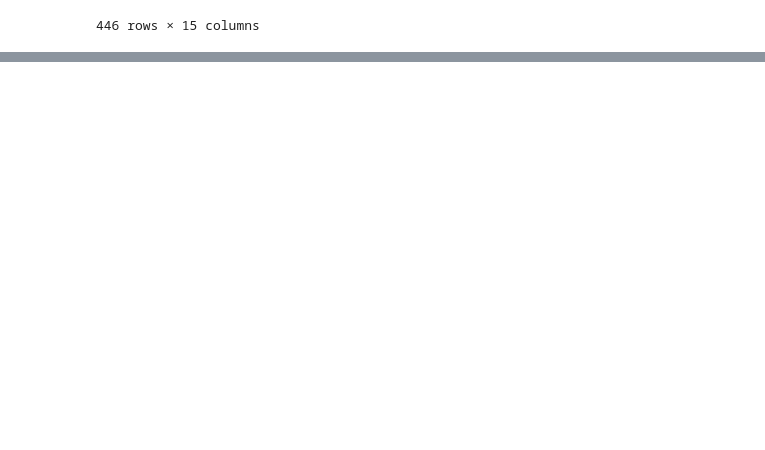
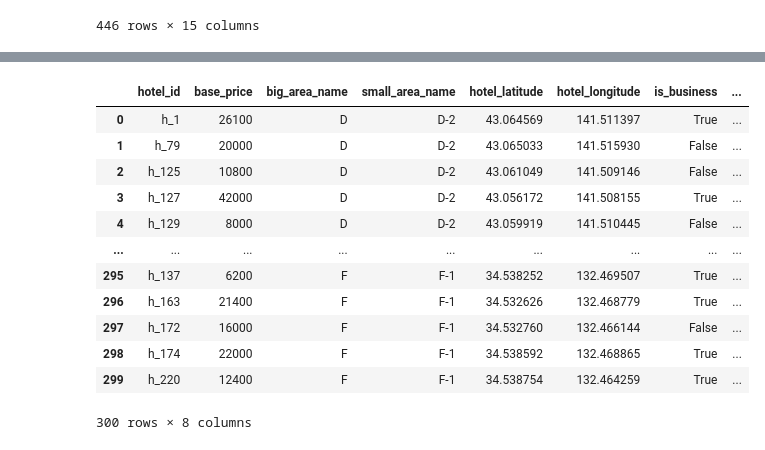
Before and after one commit to parktaeshin/book, a Jupyter notebook: 데이터전처리대전/4장.ipynb, the cells around one changed output, grey strips where cells are left out. Cells and saved outputs as stored; diff of their text form; code cells hidden in the pictures; blank space fills up the shorter version.

```diff
--- a/데이터전처리대전/4장.ipynb
+++ b/데이터전처리대전/4장.ipynb
@@ -26,0 +45,6 @@ pd.merge(reserve_tb, hotel_tb, on = "hotel_id", how = "inner").query("people_num
+# %%
+import gc # 가비지 컬렉션(불필요한 메모리 해제)을 위한 라이브러리
+
+small_area_mst = hotel_tb.groupby(["big_area_name", "small_area_name"],as_index = False).size().reset_index(drop = True)
+small_area_mst.columns = ["big_area_name", "small_area_name","hotel_cnt"]
+small_area_mst
@@ -26,0 +69,4 @@ pd.merge(reserve_tb, hotel_tb, on = "hotel_id", how = "inner").query("people_num
+# %%
+# 20건 이상이면 join_area_id를 small_area_name으로 지정
+
+small_area_mst["join_area_id"] = np.where(small_area_mst["hotel_cnt"] - 1 >=20, small_area_mst["small_area_name"], small_area_mst["big_area_name"])
@@ -26,0 +82,3 @@ pd.merge(reserve_tb, hotel_tb, on = "hotel_id", how = "inner").query("people_num
+# %%
+# 필요 없어진 열을 제거한다.
+small_area_mst.drop(["hotel_cnt","big_area_name"], axis = 1, inplace = True)
@@ -26,0 +103,16 @@ pd.merge(reserve_tb, hotel_tb, on = "hotel_id", how = "inner").query("people_num
+# %%
+pd.merge(hotel_tb, small_area_mst, on = "small_area_name")
+# %% [output]
+|  | hotel_id | base_price | big_area_name | small_area_name | hotel_latitude | hotel_longitude | is_business | ... |
+| 0 | h_1 | 26100 | D | D-2 | 43.064569 | 141.511397 | True | ... |
+| 1 | h_79 | 20000 | D | D-2 | 43.065033 | 141.515930 | False | ... |
+| 2 | h_125 | 10800 | D | D-2 | 43.061049 | 141.509146 | False | ... |
+| 3 | h_127 | 42000 | D | D-2 | 43.056172 | 141.508155 | True | ... |
+| 4 | h_129 | 8000 | D | D-2 | 43.059919 | 141.510445 | False | ... |
+| ... | ... | ... | ... | ... | ... | ... | ... | ... |
+| 295 | h_137 | 6200 | F | F-1 | 34.538252 | 132.469507 | True | ... |
+| 296 | h_163 | 21400 | F | F-1 | 34.532626 | 132.468779 | True | ... |
+| 297 | h_172 | 16000 | F | F-1 | 34.532760 | 132.466144 | False | ... |
+| 298 | h_174 | 22000 | F | F-1 | 34.538592 | 132.468865 | True | ... |
+| 299 | h_220 | 12400 | F | F-1 | 34.538754 | 132.464259 | True | ... |
+300 rows × 8 columns
```
Also changed, not shown: parts of 14 cells of this notebook.
